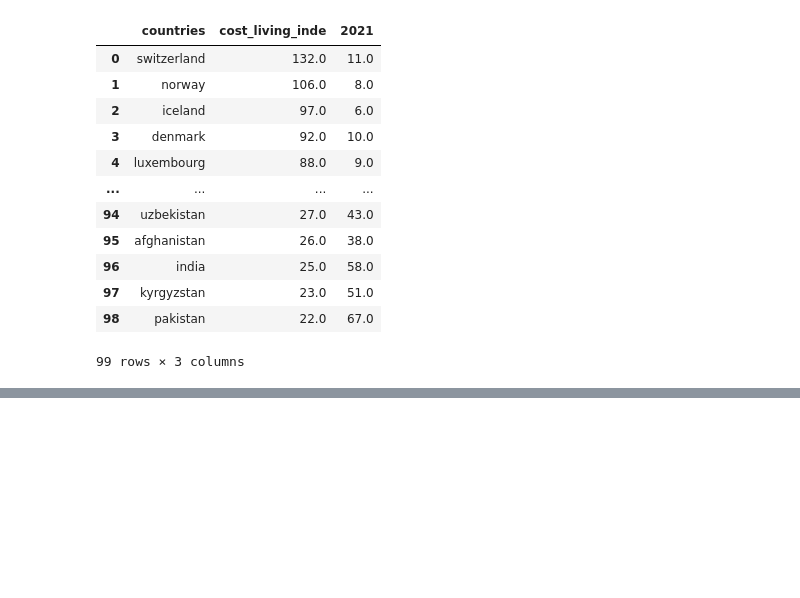
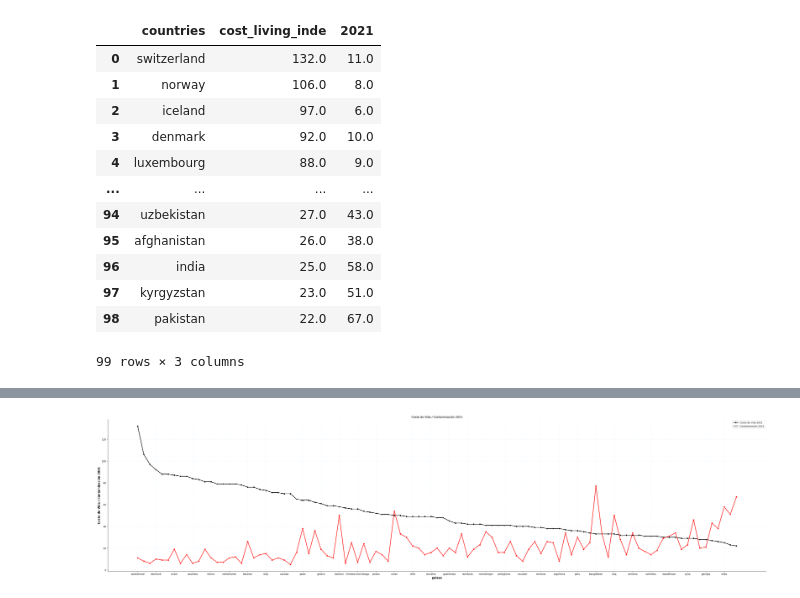
Before and after one commit to PaulaElizagarate/-Paula-Elizagarate---Most-Polluted-Countries-, a Jupyter notebook: sql/SQL Queries - Análisis y Conclusiones.ipynb, the cells around one changed output, grey strips where cells are left out. Saved outputs shown, nothing was run; the diff lists cells and outputs as text; code cells hidden in the pictures; blank space fills up the shorter version.

```diff
--- a/sql/SQL Queries - Análisis y Conclusiones.ipynb
+++ b/sql/SQL Queries - Análisis y Conclusiones.ipynb
@@ -170,0 +256,40 @@ pc3
+# %%
+fig, axes = plt.subplots(nrows = 1, ncols = 1, figsize = (40,10)) #Creación, filas, columnas y tamaño gráfica.
+
+sns.lineplot(data = pc3,
+             x = "countries",
+             y = "cost_living_inde",
+             marker = "s",
+             linewidth = 2,
+             color = "black")
+
+sns.lineplot(data = pc3,
+             x = "countries",
+             y = "2021",
+             marker = "s",
+             linewidth = 2,
+             color = "red")
+
+axes.set_title("Coste de Vida / Contaminación 2021")
+
+axes.set_xticks(range(0,99,3))
+
+# para quitar los ejes de arriba y de la derecha
+axes.spines['top'].set_visible(False)
+axes.spines['right'].set_visible(False)
+
+# para cambiar el nombre el eje x
+axes.set_xlabel('paises', color = "black", fontweight = "bold", fontsize = 12)
+
+#Legend
+plt.legend(labels=["Coste de vida 2021","Contaminación 2021"])
+
+# para cambiar el nombre el eje y
+axes.set_ylabel('Coste de Vida / Contaminación 2021', color = "black", fontweight = "bold", fontsize = 12)
+
+# para añadir un grid/rejilla a la gráfica
+axes.grid(visible=True, color = "aliceblue")
+
+fig.tight_layout();
+# %% [output]
+[figure, added]
```
Also changed, not shown: parts of 32 cells of this notebook, 8 other files.
